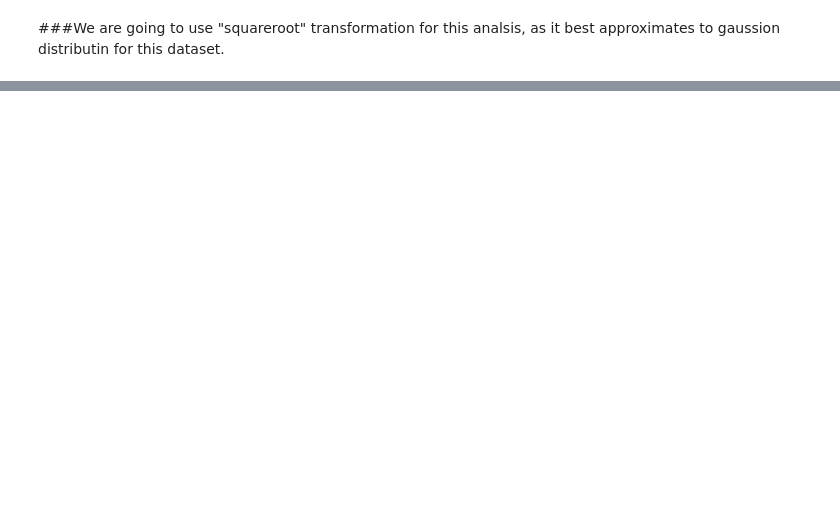
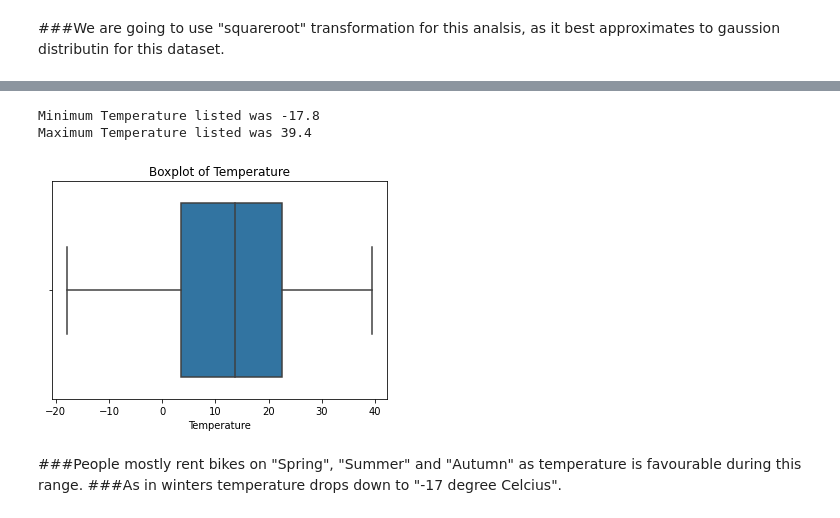
Before and after one commit to tanay47/Bike-Sharing-Demand-Prediction, a Jupyter notebook: Bike_Sharing_Demand_Prediction_.ipynb, the cells around one changed output, grey strips where cells are left out. Drawn from its saved outputs; the diff is of its cells as text; code cells hidden in the pictures; blank space fills up the shorter version.

```diff
--- a/Bike_Sharing_Demand_Prediction_.ipynb
+++ b/Bike_Sharing_Demand_Prediction_.ipynb
@@ -218,0 +312,15 @@ for var in seo_bike_df.describe().columns.tolist():
+# %%
+# Checking minimun and maximum "Temperature".
+sns.boxplot(x = seo_bike_df["Temperature"])
+plt.title(f"Boxplot of Temperature")
+min_temp =  min(seo_bike_df["Temperature"])
+max_temp =  max(seo_bike_df["Temperature"])
+print(f"Minimum Temperature listed was {min_temp}")
+print(f"Maximum Temperature listed was {max_temp}")
+# %% [output]
+Minimum Temperature listed was -17.8
+Maximum Temperature listed was 39.4
+[figure, added]
+# %% [markdown]
+###People mostly rent bikes on "Spring", "Summer" and "Autumn" as temperature is favourable during this range.
+###As in winters temperature drops down to "-17 degree Celcius".
```
Also changed, not shown: parts of 29 cells of this notebook.
